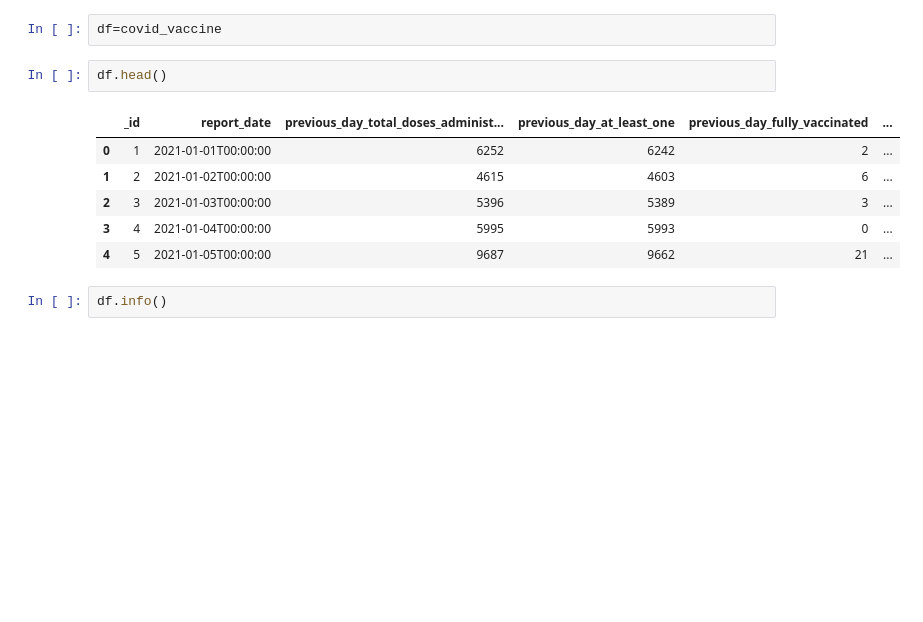
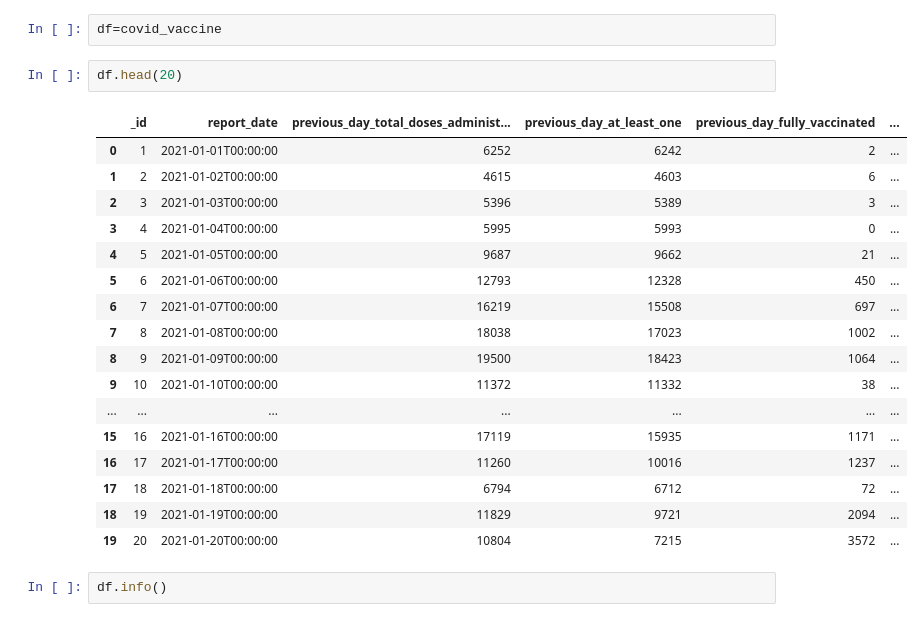
Before and after one commit to supragyabajpai/SchulichJourney_DataScience, a Jupyter notebook: Question2_0Aug.ipynb, the cells around one changed output. Drawn from its saved outputs; the diff is of its cells as text; blank space fills up the shorter version.

```diff
--- a/Question2_0Aug.ipynb
+++ b/Question2_0Aug.ipynb
@@ -72,14 +72,25 @@ covid_vaccine.tail()
 # %%
 df=covid_vaccine
 # %%
-df.head()
+df.head(20)
 # %% [output]
 |  | _id | report_date | previous_day_total_doses_administ... | previous_day_at_least_one | previous_day_fully_vaccinated | ... |
 | 0 | 1 | 2021-01-01T00:00:00 | 6252 | 6242 | 2 | ... |
 | 1 | 2 | 2021-01-02T00:00:00 | 4615 | 4603 | 6 | ... |
 | 2 | 3 | 2021-01-03T00:00:00 | 5396 | 5389 | 3 | ... |
 | 3 | 4 | 2021-01-04T00:00:00 | 5995 | 5993 | 0 | ... |
 | 4 | 5 | 2021-01-05T00:00:00 | 9687 | 9662 | 21 | ... |
+| 5 | 6 | 2021-01-06T00:00:00 | 12793 | 12328 | 450 | ... |
+| 6 | 7 | 2021-01-07T00:00:00 | 16219 | 15508 | 697 | ... |
+| 7 | 8 | 2021-01-08T00:00:00 | 18038 | 17023 | 1002 | ... |
+| 8 | 9 | 2021-01-09T00:00:00 | 19500 | 18423 | 1064 | ... |
+| 9 | 10 | 2021-01-10T00:00:00 | 11372 | 11332 | 38 | ... |
+| ... | ... | ... | ... | ... | ... | ... |
+| 15 | 16 | 2021-01-16T00:00:00 | 17119 | 15935 | 1171 | ... |
+| 16 | 17 | 2021-01-17T00:00:00 | 11260 | 10016 | 1237 | ... |
+| 17 | 18 | 2021-01-18T00:00:00 | 6794 | 6712 | 72 | ... |
+| 18 | 19 | 2021-01-19T00:00:00 | 11829 | 9721 | 2094 | ... |
+| 19 | 20 | 2021-01-20T00:00:00 | 10804 | 7215 | 3572 | ... |
 # %%
 df.info()
 # %% [output]
```
Also changed, not shown: parts of 8 cells of this notebook.
